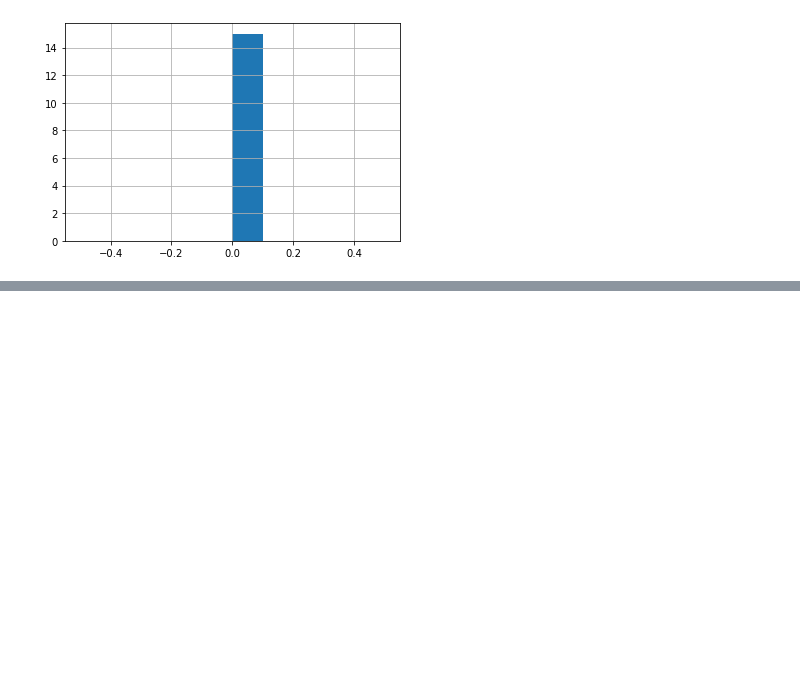
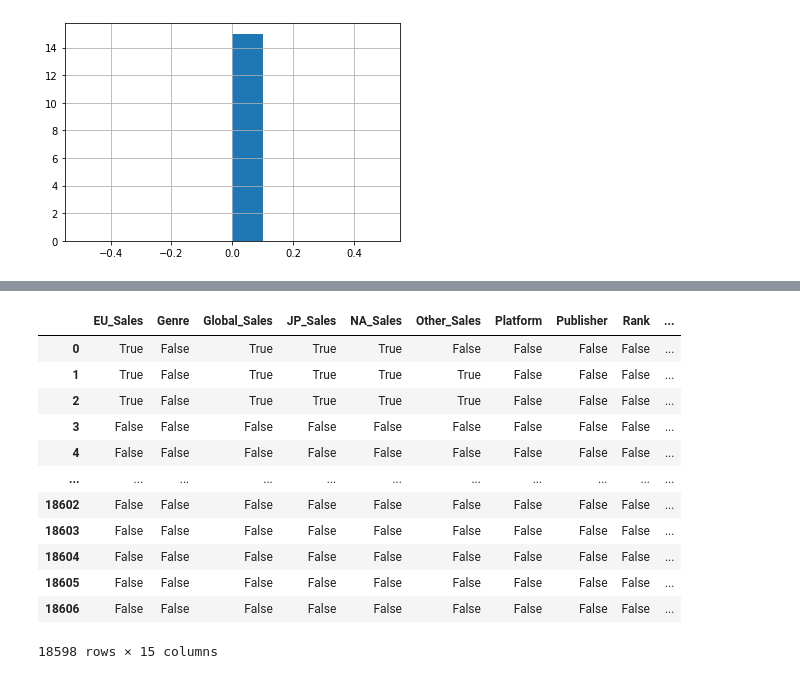
Before and after one commit to NjoodMoh/Video_Game_Sales_Analysis-, a Jupyter notebook: Video Game Sales (EDA).ipynb, the cells around one changed output, grey strips where cells are left out. Cells and saved outputs as stored; diff of their text form; code cells hidden in the pictures; blank space fills up the shorter version.

```diff
--- a/Video Game Sales (EDA).ipynb
+++ b/Video Game Sales (EDA).ipynb
@@ -254,0 +284,5 @@ memory usage: 2.3+ MB
+# %%
+Q1 = df.quantile(0.25)
+Q3 = df.quantile(0.75)
+IQR = Q3 - Q1
+print(IQR)
@@ -254,0 +298,16 @@ memory usage: 2.3+ MB
+# %%
+(df < (Q1 - 1.5 * IQR)) |(df > (Q3 + 1.5 * IQR))
+# %% [output]
+|  | EU_Sales | Genre | Global_Sales | JP_Sales | NA_Sales | Other_Sales | Platform | Publisher | Rank | ... |
+| 0 | True | False | True | True | True | False | False | False | False | ... |
+| 1 | True | False | True | True | True | True | False | False | False | ... |
+| 2 | True | False | True | True | True | True | False | False | False | ... |
+| 3 | False | False | False | False | False | False | False | False | False | ... |
+| 4 | False | False | False | False | False | False | False | False | False | ... |
+| ... | ... | ... | ... | ... | ... | ... | ... | ... | ... | ... |
+| 18602 | False | False | False | False | False | False | False | False | False | ... |
+| 18603 | False | False | False | False | False | False | False | False | False | ... |
+| 18604 | False | False | False | False | False | False | False | False | False | ... |
+| 18605 | False | False | False | False | False | False | False | False | False | ... |
+| 18606 | False | False | False | False | False | False | False | False | False | ... |
+18598 rows × 15 columns
```
Also changed, not shown: parts of 17 cells of this notebook.
